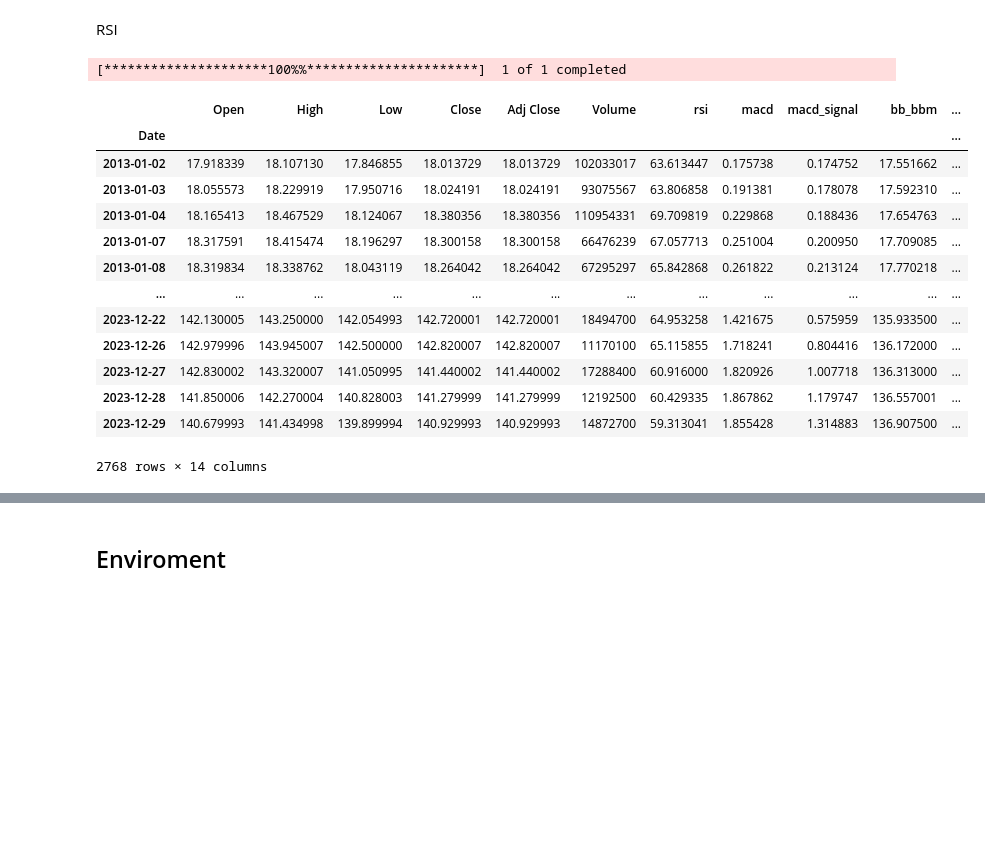
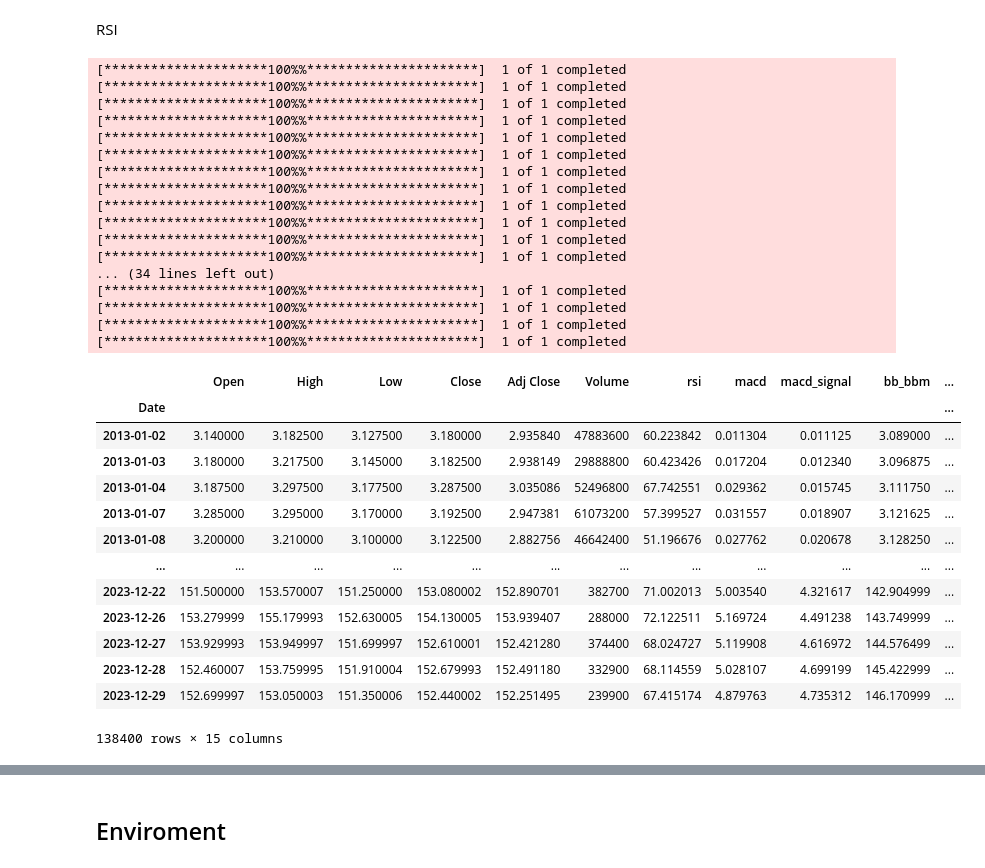
Before and after one commit to pierouc/Mem-ind, a Jupyter notebook: RL del gran pisky.ipynb, the cells around one changed output, grey strips where cells are left out. Cells and saved outputs as stored; diff of their text form; code cells hidden in the pictures; blank space fills up the shorter version.

```diff
--- a/RL del gran pisky.ipynb
+++ b/RL del gran pisky.ipynb
@@ -40,36 +72,59 @@ def calculate_rsi(prices, n=14):
 # %%
 import yfinance as yf
 import numpy as np
 
+datas = {}
 
-data = yf.download('GOOG', start='2010-01-01', end= '2024-01-01',interval="1d")
-prices = np.array(data['Adj Close'].values) #Adj Close prices
-dates = np.array(data.index.values).astype('datetime64[ns]') #Dates
-data['rsi'] = TA.RSI(data,14,column='adj close') #Relative Strength Index (RSI)
-data['macd'] = TA.MACD(data,column='adj close')['MACD'] #MACD Line
-data['macd_signal'] = TA.MACD(data, column='adj close')['SIGNAL'] #MACD Signal Line
-data['bb_bbm'] = TA.BBANDS(data, column='adj close')['BB_MIDDLE'] #Bollinger Bands (BB) middle band (BBM)
-data['bb_bbu'] = TA.BBANDS(data, column='adj close')['BB_UPPER'] #Bollinger Bands (BB) upper band (BBU)
-data['bb_bbl'] = TA.BBANDS(data,column='adj close')['BB_LOWER'] #Bollinger Bands (BB) lower band (BBL)
-data['bb_width'] = TA.BBWIDTH(data,column='adj close') #Bollinger Bands (BB) width
-data['obv'] = TA.OBV(data,'adj close') #On Balance Volume (OBV)
+for k,i in enumerate(tickers_negro):
+    datas[i[0]] = yf.download(i[0], start=i[1], end= i[2],interval="1d")
 
-data.fillna(0, inplace=True)
-data = data[data.index > '2013-01-01']
-data
+    # prices = np.array(data['Adj Close'].values) #Adj Close prices
+    dates = np.array(datas[i[0]].index.values).astype('datetime64[ns]') #Dates
+    datas[i[0]]['rsi'] = TA.RSI(datas[i[0]],14,column='adj close') #Relative Strength Index (RSI)
+    datas[i[0]]['macd'] = TA.MACD(datas[i[0]],column='adj close')['MACD'] #MACD Line
+    datas[i[0]]['macd_signal'] = TA.MACD(datas[i[0]], column='adj close')['SIGNAL'] #MACD Signal Line
+    datas[i[0]]['bb_bbm'] = TA.BBANDS(datas[i[0]], column='adj close')['BB_MIDDLE'] #Bollinger Bands (BB) middle band (BBM)
+    datas[i[0]]['bb_bbu'] = TA.BBANDS(datas[i[0]], column='adj close')['BB_UPPER'] #Bollinger Bands (BB) upper band (BBU)
+    datas[i[0]]['bb_bbl'] = TA.BBANDS(datas[i[0]],column='adj close')['BB_LOWER'] #Bollinger Bands (BB) lower band (BBL)
+    datas[i[0]]['bb_width'] = TA.BBWIDTH(datas[i[0]],column='adj close') #Bollinger Bands (BB) width
+    datas[i[0]]['obv'] = TA.OBV(datas[i[0]],'adj close') #On Balance Volume (OBV)
+    datas[i[0]]['from'] = pd.DataFrame([k] * len(datas[i[0]]))
+
+    datas[i[0]].fillna(0, inplace=True)
+    datas[i[0]] = datas[i[0]][datas[i[0]].index > '2013-01-01']
+    datas[i[0]]
+
+df= pd.concat([df for df in datas.values()], axis=0)
+df
 # %% [output]
 [*********************100%%**********************]  1 of 1 completed
+[*********************100%%**********************]  1 of 1 completed
+[*********************100%%**********************]  1 of 1 completed
+[*********************100%%**********************]  1 of 1 completed
+[*********************100%%**********************]  1 of 1 completed
+[*********************100%%**********************]  1 of 1 completed
+[*********************100%%**********************]  1 of 1 completed
+[*********************100%%**********************]  1 of 1 completed
+[*********************100%%**********************]  1 of 1 completed
+[*********************100%%**********************]  1 of 1 completed
+[*********************100%%**********************]  1 of 1 completed
+[*********************100%%**********************]  1 of 1 completed
+... (34 lines left out)
+[*********************100%%**********************]  1 of 1 completed
+[*********************100%%**********************]  1 of 1 completed
+[*********************100%%**********************]  1 of 1 completed
+[*********************100%%**********************]  1 of 1 completed
 |  | Open | High | Low | Close | Adj Close | Volume | rsi | macd | macd_signal | bb_bbm | ... |
 | Date |  |  |  |  |  |  |  |  |  |  | ... |
-| 2013-01-02 | 17.918339 | 18.107130 | 17.846855 | 18.013729 | 18.013729 | 102033017 | 63.613447 | 0.175738 | 0.174752 | 17.551662 | ... |
-| 2013-01-03 | 18.055573 | 18.229919 | 17.950716 | 18.024191 | 18.024191 | 93075567 | 63.806858 | 0.191381 | 0.178078 | 17.592310 | ... |
-| 2013-01-04 | 18.165413 | 18.467529 | 18.124067 | 18.380356 | 18.380356 | 110954331 | 69.709819 | 0.229868 | 0.188436 | 17.654763 | ... |
-| 2013-01-07 | 18.317591 | 18.415474 | 18.196297 | 18.300158 | 18.300158 | 66476239 | 67.057713 | 0.251004 | 0.200950 | 17.709085 | ... |
-| 2013-01-08 | 18.319834 | 18.338762 | 18.043119 | 18.264042 | 18.264042 | 67295297 | 65.842868 | 0.261822 | 0.213124 | 17.770218 | ... |
+| 2013-01-02 | 3.140000 | 3.182500 | 3.127500 | 3.180000 | 2.935840 | 47883600 | 60.223842 | 0.011304 | 0.011125 | 3.089000 | ... |
+| 2013-01-03 | 3.180000 | 3.217500 | 3.145000 | 3.182500 | 2.938149 | 29888800 | 60.423426 | 0.017204 | 0.012340 | 3.096875 | ... |
+| 2013-01-04 | 3.187500 | 3.297500 | 3.177500 | 3.287500 | 3.035086 | 52496800 | 67.742551 | 0.029362 | 0.015745 | 3.111750 | ... |
+| 2013-01-07 | 3.285000 | 3.295000 | 3.170000 | 3.192500 | 2.947381 | 61073200 | 57.399527 | 0.031557 | 0.018907 | 3.121625 | ... |
+| 2013-01-08 | 3.200000 | 3.210000 | 3.100000 | 3.122500 | 2.882756 | 46642400 | 51.196676 | 0.027762 | 0.020678 | 3.128250 | ... |
 | ... | ... | ... | ... | ... | ... | ... | ... | ... | ... | ... | ... |
-| 2023-12-22 | 142.130005 | 143.250000 | 142.054993 | 142.720001 | 142.720001 | 18494700 | 64.953258 | 1.421675 | 0.575959 | 135.933500 | ... |
-| 2023-12-26 | 142.979996 | 143.945007 | 142.500000 | 142.820007 | 142.820007 | 11170100 | 65.115855 | 1.718241 | 0.804416 | 136.172000 | ... |
-| 2023-12-27 | 142.830002 | 143.320007 | 141.050995 | 141.440002 | 141.440002 | 17288400 | 60.916000 | 1.820926 | 1.007718 | 136.313000 | ... |
-| 2023-12-28 | 141.850006 | 142.270004 | 140.828003 | 141.279999 | 141.279999 | 12192500 | 60.429335 | 1.867862 | 1.179747 | 136.557001 | ... |
-| 2023-12-29 | 140.679993 | 141.434998 | 139.899994 | 140.929993 | 140.929993 | 14872700 | 59.313041 | 1.855428 | 1.314883 | 136.907500 | ... |
+| 2023-12-22 | 151.500000 | 153.570007 | 151.250000 | 153.080002 | 152.890701 | 382700 | 71.002013 | 5.003540 | 4.321617 | 142.904999 | ... |
+| 2023-12-26 | 153.279999 | 155.179993 | 152.630005 | 154.130005 | 153.939407 | 288000 | 72.122511 | 5.169724 | 4.491238 | 143.749999 | ... |
+| 2023-12-27 | 153.929993 | 153.949997 | 151.699997 | 152.610001 | 152.421280 | 374400 | 68.024727 | 5.119908 | 4.616972 | 144.576499 | ... |
+| 2023-12-28 | 152.460007 | 153.759995 | 151.910004 | 152.679993 | 152.491180 | 332900 | 68.114559 | 5.028107 | 4.699199 | 145.422999 | ... |
+| 2023-12-29 | 152.699997 | 153.050003 | 151.350006 | 152.440002 | 152.251495 | 239900 | 67.415174 | 4.879763 | 4.735312 | 146.170999 | ... |
-2768 rows × 14 columns
+138400 rows × 15 columns
```
Also changed, not shown: parts of 16 cells of this notebook, 1 other file.
